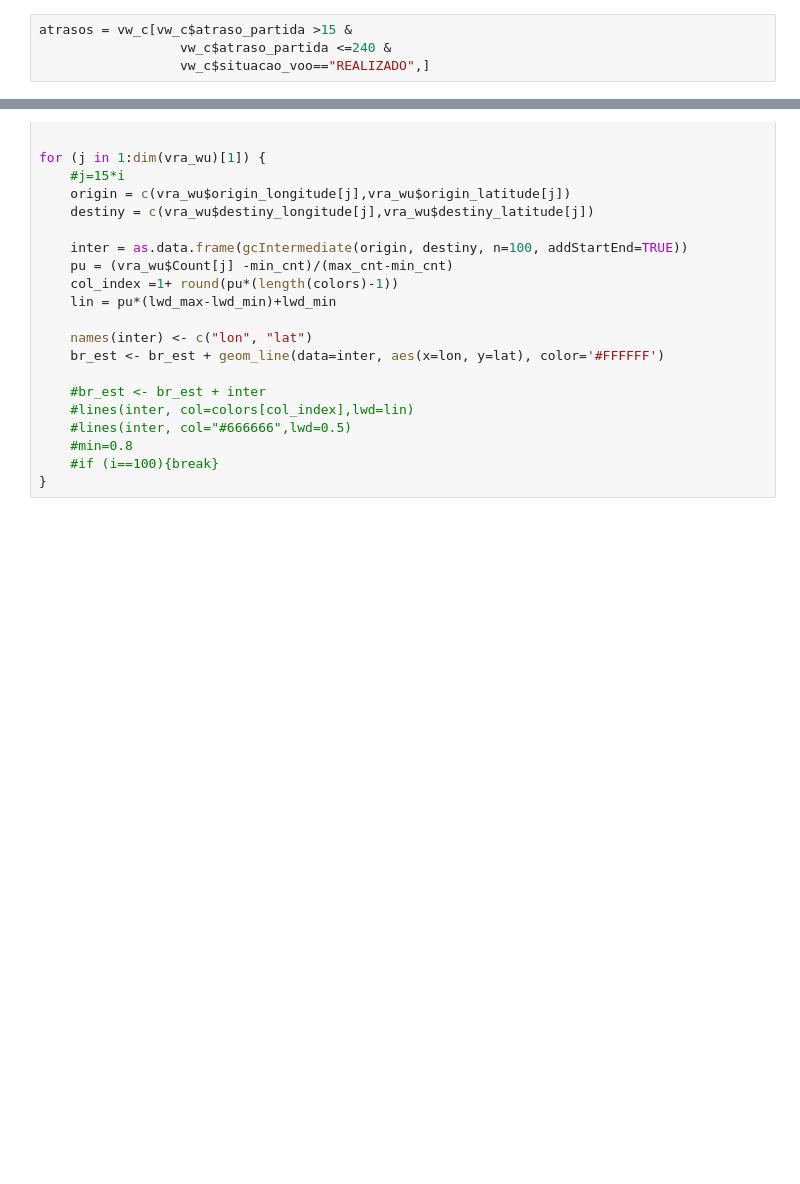
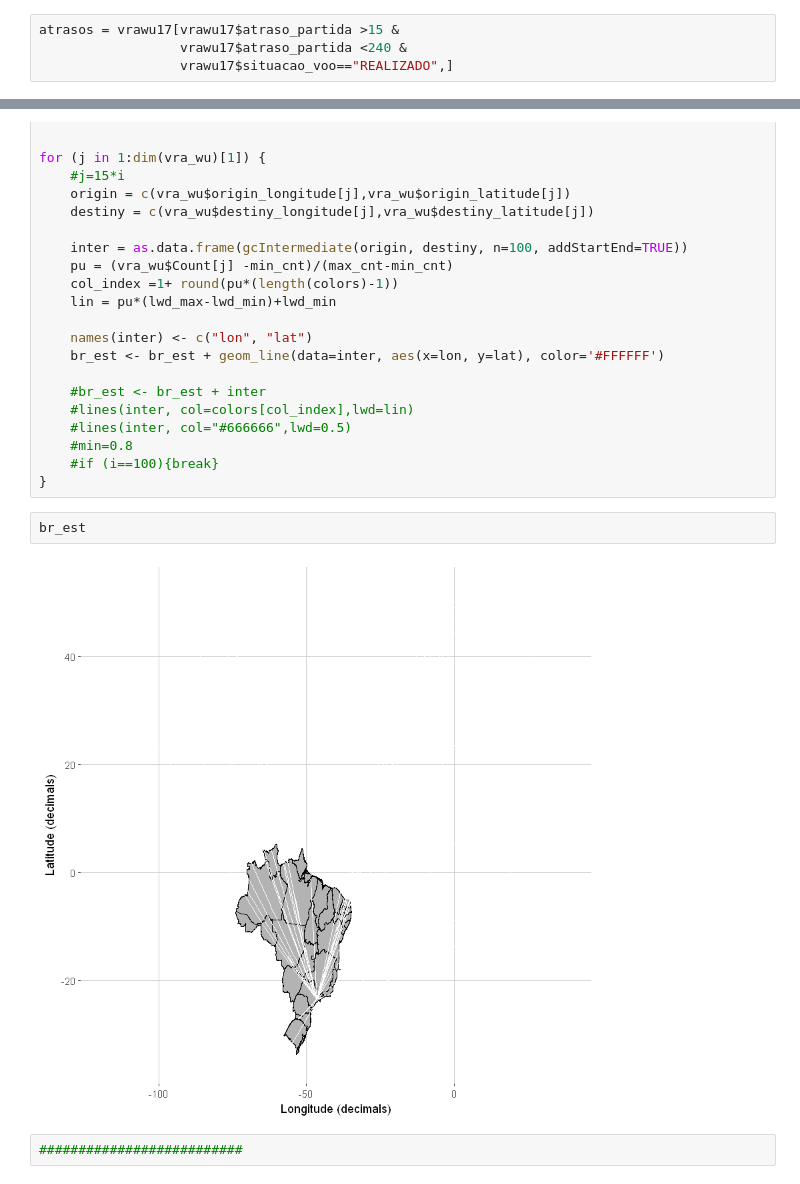
Before and after one commit to jcolares/DM2018, a Jupyter notebook: DataMining.ipynb, the cells around one changed output, grey strips where cells are left out. Drawn from its saved outputs; the diff is of its cells as text; blank space fills up the shorter version.

```diff
--- a/DataMining.ipynb
+++ b/DataMining.ipynb
@@ -275,4 +20,4 @@ dim(vw_c)
 # %%
-atrasos = vw_c[vw_c$atraso_partida >15 &
-                  vw_c$atraso_partida <=240 &
-                  vw_c$situacao_voo=="REALIZADO",]
+atrasos = vrawu17[vrawu17$atraso_partida >15 &
+                  vrawu17$atraso_partida <240 &
+                  vrawu17$situacao_voo=="REALIZADO",]
@@ -481,3 +320,9 @@ for (j in 1:dim(vra_wu)[1]) {
     #min=0.8
     #if (i==100){break}
 }
+# %%
+br_est
+# %% [output]
+[figure, added]
+# %%
+##########################
```
Also changed, not shown: parts of 97 cells of this notebook.
